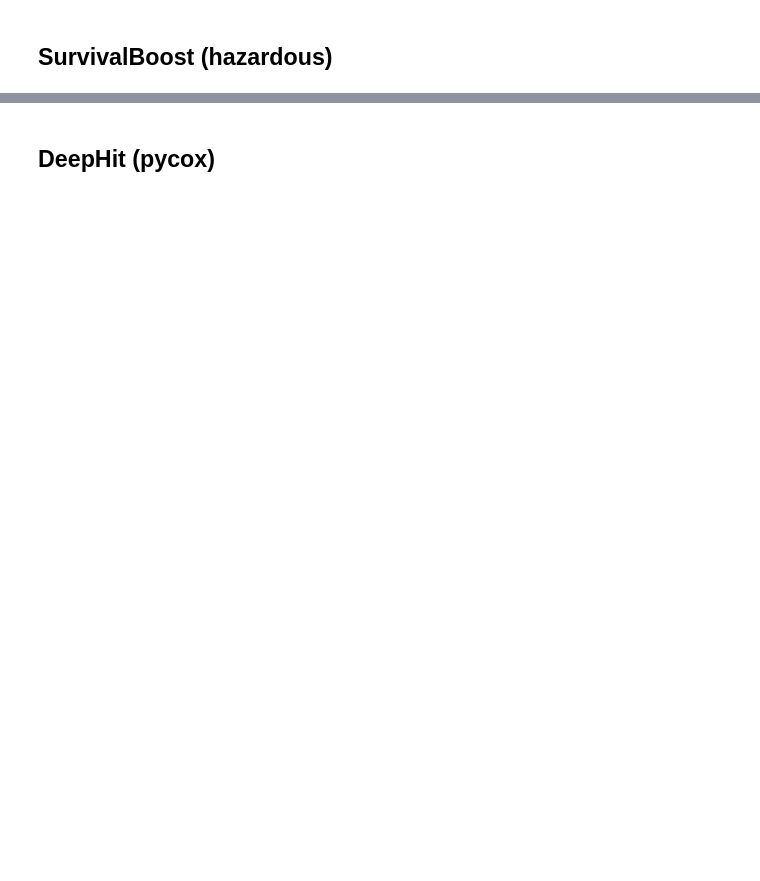
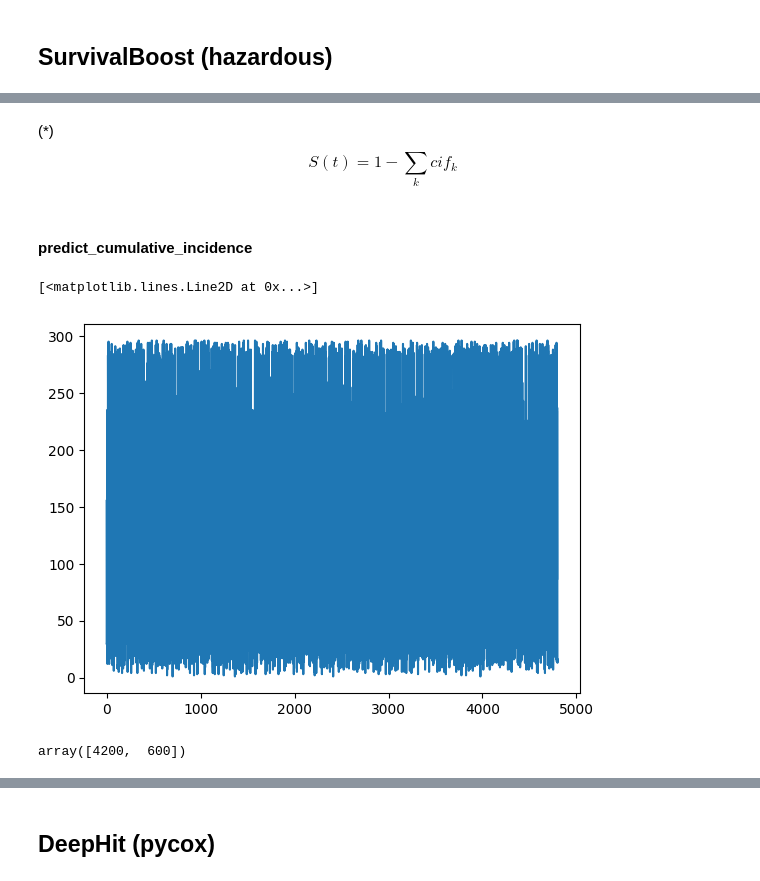
Before and after one commit to iuliivasilev/sys-ttf, a Jupyter notebook: demonstration/loans_model.ipynb, the cells around one changed output, grey strips where cells are left out. Cells and saved outputs as stored; diff of their text form; code cells hidden in the pictures; blank space fills up the shorter version.

```diff
--- a/demonstration/loans_model.ipynb
+++ b/demonstration/loans_model.ipynb
@@ -319,0 +248,4 @@ array([220.,  45.,  24., ...,  17.,  49., 117.])
+# %% [markdown]
+(*) $$ S(t) = 1 - \sum_{k} cif_k$$
+# %% [markdown]
+#### **predict_cumulative_incidence**
@@ -319,0 +254,9 @@ array([220.,  45.,  24., ...,  17.,  49., 117.])
+# %%
+plt.plot(get_y_event(y_test, [1])["duration"])
+# %% [output]
+[<matplotlib.lines.Line2D at 0x...>]
+[figure, added]
+# %%
+np.bincount(get_y_event(y_test, [1])["event"])
+# %% [output]
+array([4200,  600])
```
Also changed, not shown: parts of 19 cells of this notebook.
